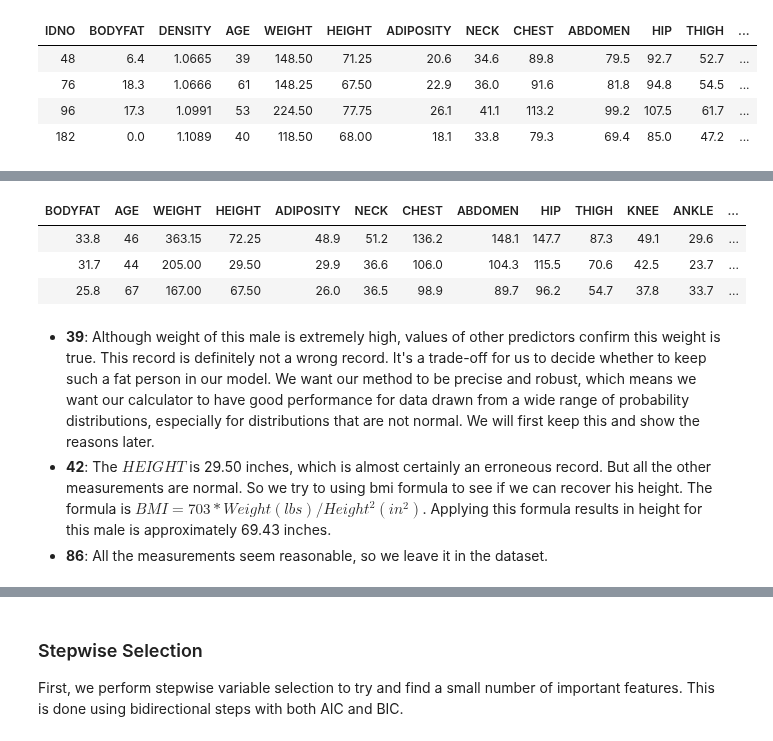
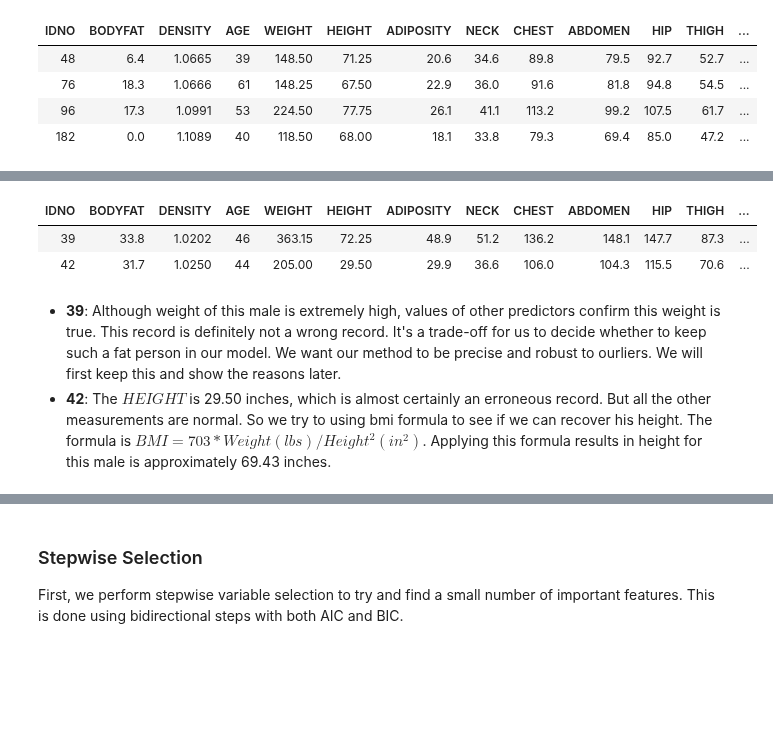
Before and after one commit to LuChen525/stat628-module1, a Jupyter notebook: Executive-Summary.ipynb, the cells around one changed output, grey strips where cells are left out. Cells and saved outputs as stored; diff of their text form; code cells hidden in the pictures; blank space fills up the shorter version.

```diff
--- a/Executive-Summary.ipynb
+++ b/Executive-Summary.ipynb
@@ -127,6 +100,0 @@ The second method we use is to build a linear regression model to detect outlier
-# %%
-# Look at Cook's distance
-dat <- subset(dat, select = -c(DENSITY, IDNO))
-par(pin = c(3.5, 3))
-plot(lm(BODYFAT ~ ., dat), which = 4, main = "Figure 2")
-abline(h = 4 / (dim(dat)[1] - 14 - 1), col = "red")
@@ -135,15 +121,13 @@ abline(h = 4 / (dim(dat)[1] - 14 - 1), col = "red")
 # %%
 # Look at abnomal points to see if they should be deleted
-dat[c(39, 42, 86),]
+dat[c(39, 42),]
 # %% [output]
-| BODYFAT | AGE | WEIGHT | HEIGHT | ADIPOSITY | NECK | CHEST | ABDOMEN | HIP | THIGH | KNEE | ANKLE | ... |
-| 33.8 | 46 | 363.15 | 72.25 | 48.9 | 51.2 | 136.2 | 148.1 | 147.7 | 87.3 | 49.1 | 29.6 | ... |
-| 31.7 | 44 | 205.00 | 29.50 | 29.9 | 36.6 | 106.0 | 104.3 | 115.5 | 70.6 | 42.5 | 23.7 | ... |
-| 25.8 | 67 | 167.00 | 67.50 | 26.0 | 36.5 | 98.9 | 89.7 | 96.2 | 54.7 | 37.8 | 33.7 | ... |
+| IDNO | BODYFAT | DENSITY | AGE | WEIGHT | HEIGHT | ADIPOSITY | NECK | CHEST | ABDOMEN | HIP | THIGH | ... |
+| 39 | 33.8 | 1.0202 | 46 | 363.15 | 72.25 | 48.9 | 51.2 | 136.2 | 148.1 | 147.7 | 87.3 | ... |
+| 42 | 31.7 | 1.0250 | 44 | 205.00 | 29.50 | 29.9 | 36.6 | 106.0 | 104.3 | 115.5 | 70.6 | ... |
 # %% [markdown]
-* **39**: Although weight of this male is extremely high, values of other predictors confirm this weight is true. This record is definitely not a wrong record. It's a trade-off for us to decide whether to keep such a fat person in our model. We want our method to be precise and robust, which means we want our calculator to have good performance for data drawn from a wide range of probability distributions, especially for distributions that are not normal. We will first keep this and show the reasons later.
+* **39**: Although weight of this male is extremely high, values of other predictors confirm this weight is true. This record is definitely not a wrong record. It's a trade-off for us to decide whether to keep such a fat person in our model. We want our method to be precise and robust to ourliers. We will first keep this and show the reasons later.
 * **42**: The $HEIGHT$ is 29.50 inches, which is almost certainly an erroneous record. But all the other measurements are normal. So we try to using bmi formula to see if we can recover his height. The formula is $BMI = 703 * Weight(lbs) / Height^2(in^2)$. Applying this formula results in height for this male is approximately 69.43 inches.
-* **86**: All the measurements seem reasonable, so we leave it in the dataset.
 # %%
 # Replace observation 42's height with 69.43 inches
 dat$HEIGHT[42] <- 69.43
```
Also changed, not shown: parts of 54 cells of this notebook, 21 other files.
